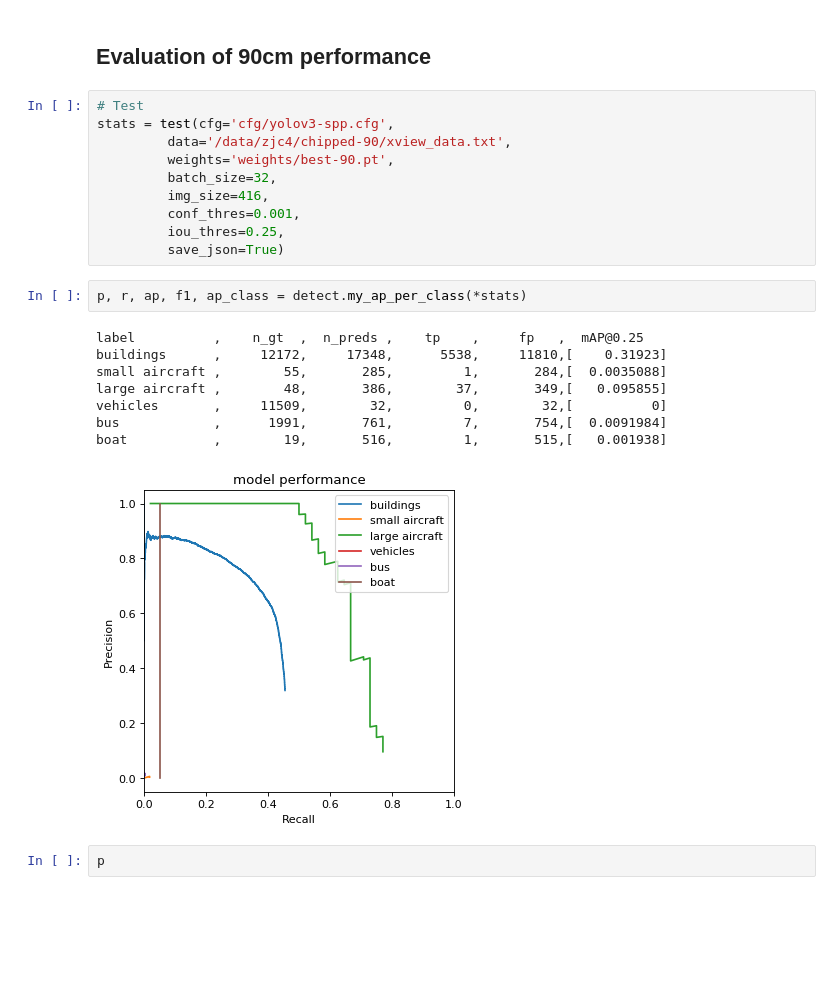
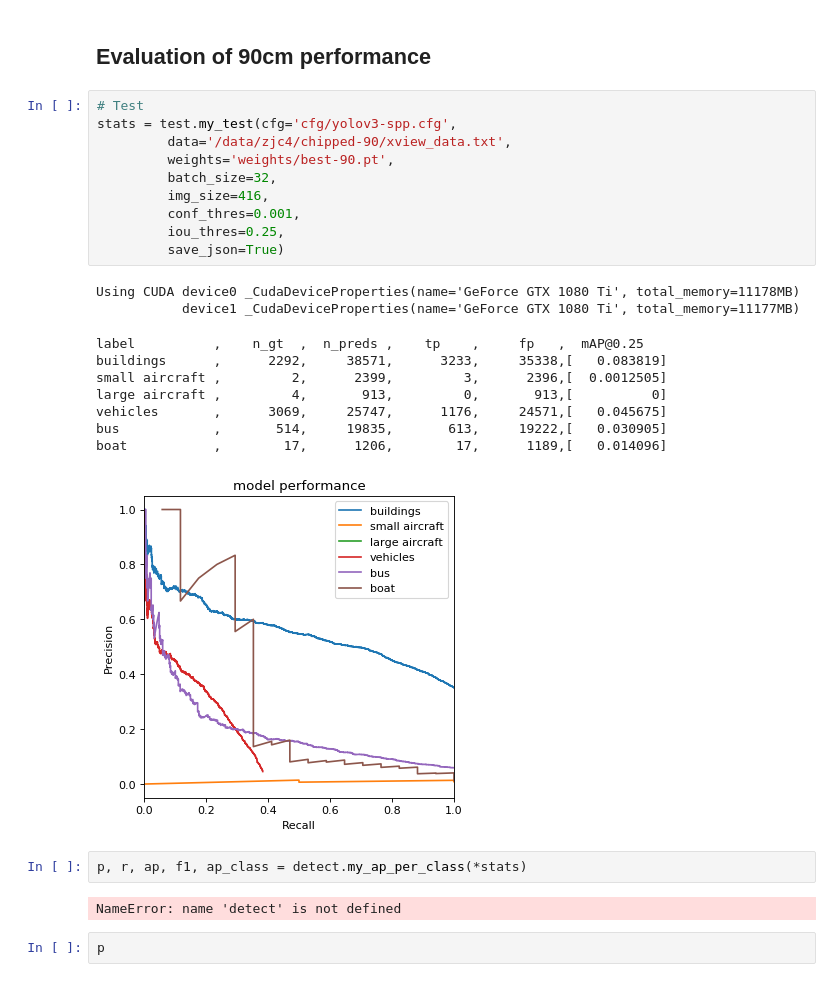
Before and after one commit to jzisheng/yolov3, a Jupyter notebook: yolov3_evaluation.ipynb, the cells around one changed output. Cells and saved outputs as stored; diff of their text form; blank space fills up the shorter version.

```diff
--- a/yolov3_evaluation.ipynb
+++ b/yolov3_evaluation.ipynb
@@ -229,25 +243,29 @@ NameError: name 'test' is not defined
 ## Evaluation of 90cm performance
 # %%
 # Test
-stats = test(cfg='cfg/yolov3-spp.cfg',
+stats = test.my_test(cfg='cfg/yolov3-spp.cfg',
          data='/data/zjc4/chipped-90/xview_data.txt',
          weights='weights/best-90.pt',
          batch_size=32,
          img_size=416,
          conf_thres=0.001,
          iou_thres=0.25,
          save_json=True)
+# %% [output]
+Using CUDA device0 _CudaDeviceProperties(name='GeForce GTX 1080 Ti', total_memory=11178MB)
+           device1 _CudaDeviceProperties(name='GeForce GTX 1080 Ti', total_memory=11177MB)
+label          ,    n_gt  ,  n_preds ,    tp    ,     fp   ,  mAP@0.25
+buildings      ,      2292,     38571,      3233,     35338,[   0.083819]
+small aircraft ,         2,      2399,         3,      2396,[  0.0012505]
+large aircraft ,         4,       913,         0,       913,[          0]
+vehicles       ,      3069,     25747,      1176,     24571,[   0.045675]
+bus            ,       514,     19835,       613,     19222,[   0.030905]
+boat           ,        17,      1206,        17,      1189,[   0.014096]
+[figure, added]
 # %%
 p, r, ap, f1, ap_class = detect.my_ap_per_class(*stats)
 # %% [output]
-label          ,    n_gt  ,  n_preds ,    tp    ,     fp   ,  mAP@0.25
-buildings      ,     12172,     17348,      5538,     11810,[    0.31923]
-small aircraft ,        55,       285,         1,       284,[  0.0035088]
-large aircraft ,        48,       386,        37,       349,[   0.095855]
-vehicles       ,     11509,        32,         0,        32,[          0]
-bus            ,      1991,       761,         7,       754,[  0.0091984]
-boat           ,        19,       516,         1,       515,[   0.001938]
+NameError: name 'detect' is not defined
-[figure, removed]
 # %%
 p
 # %% [output]
```
Also changed, not shown: parts of 2 cells of this notebook, 5 other files.
